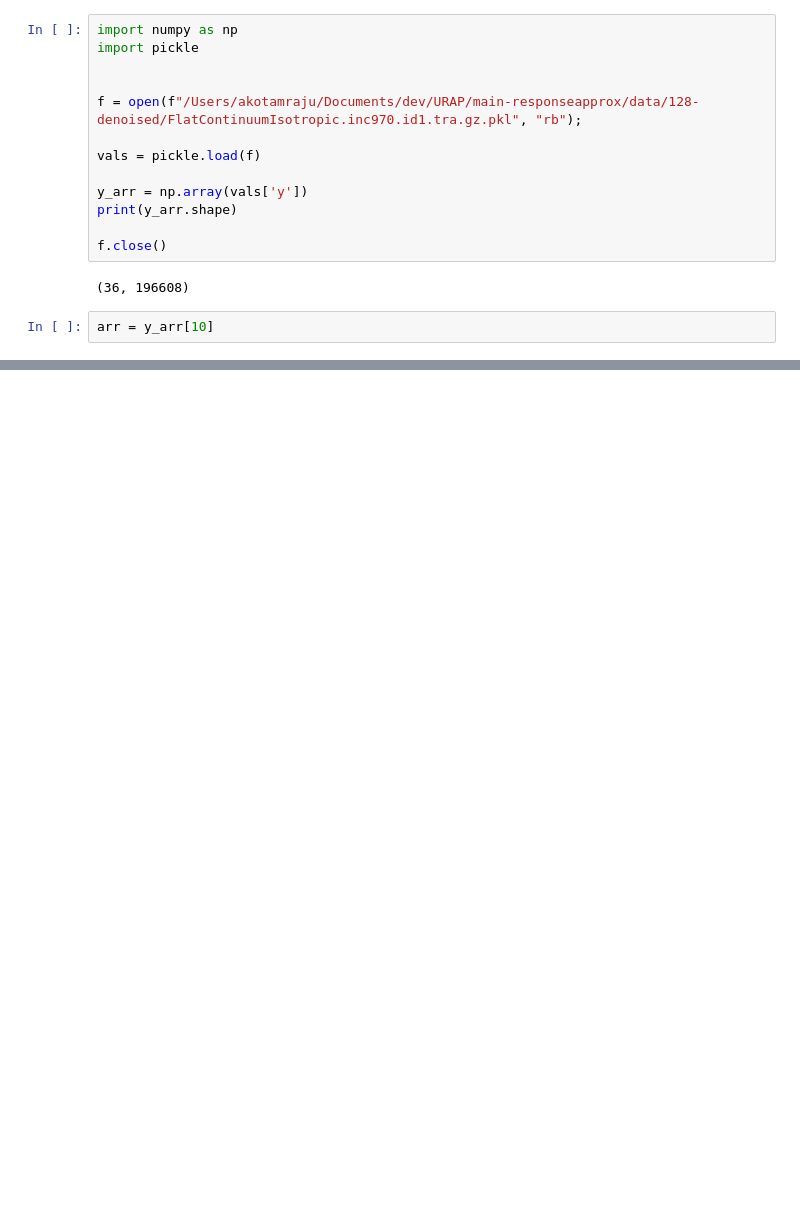
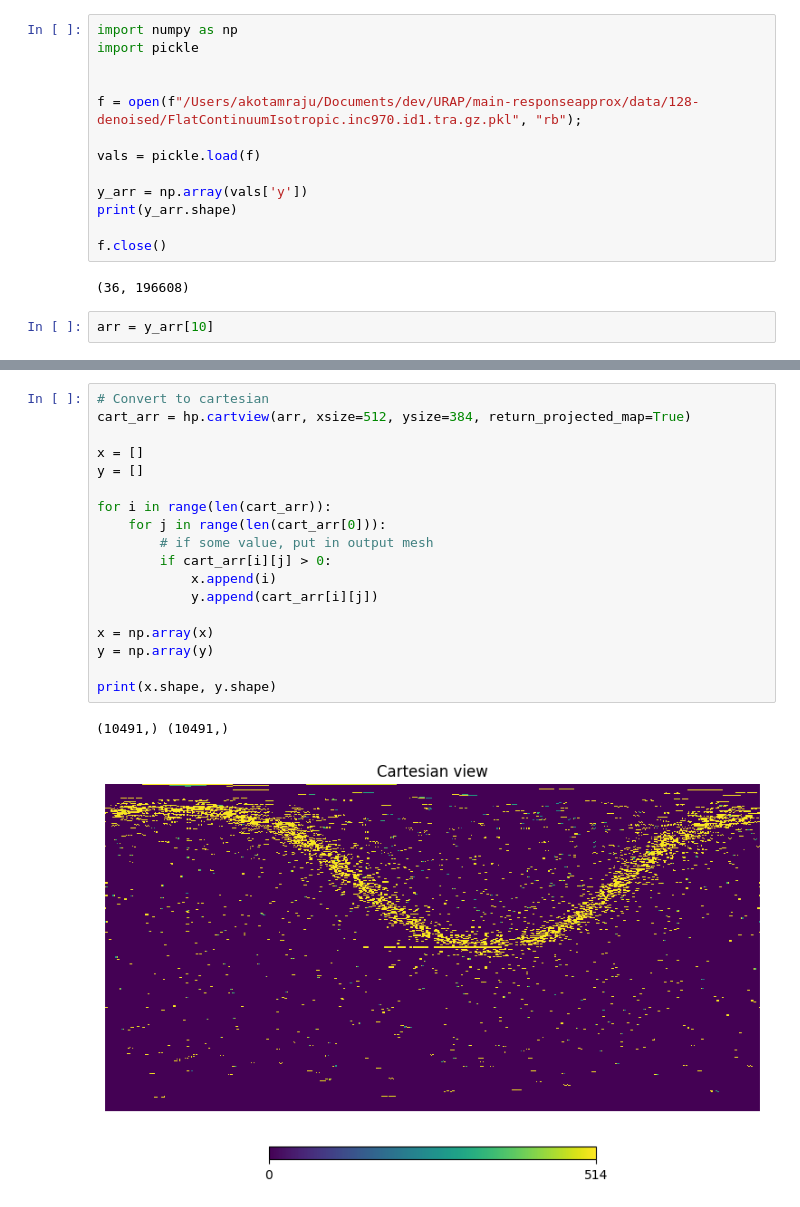
Before and after one commit to zoglauer/nn-response-approximation, a Jupyter notebook: src/notebooks/projection_testing.ipynb, the cells around one changed output, grey strips where cells are left out. Saved outputs shown, nothing was run; the diff lists cells and outputs as text; blank space fills up the shorter version.

```diff
--- a/src/notebooks/projection_testing.ipynb
+++ b/src/notebooks/projection_testing.ipynb
@@ -29 +25,22 @@ healpix_array = arr
+# %%
+# Convert to cartesian
+cart_arr = hp.cartview(arr, xsize=512, ysize=384, return_projected_map=True)
+
+x = []
+y = []
+
+for i in range(len(cart_arr)):
+    for j in range(len(cart_arr[0])):
+        # if some value, put in output mesh
+        if cart_arr[i][j] > 0:
+            x.append(i)
+            y.append(cart_arr[i][j])
+
+x = np.array(x)
+y = np.array(y)
+
+print(x.shape, y.shape)
+# %% [output]
+(10491,) (10491,)
+[figure, added]
 # %%
```
Also changed, not shown: parts of 8 cells of this notebook.
